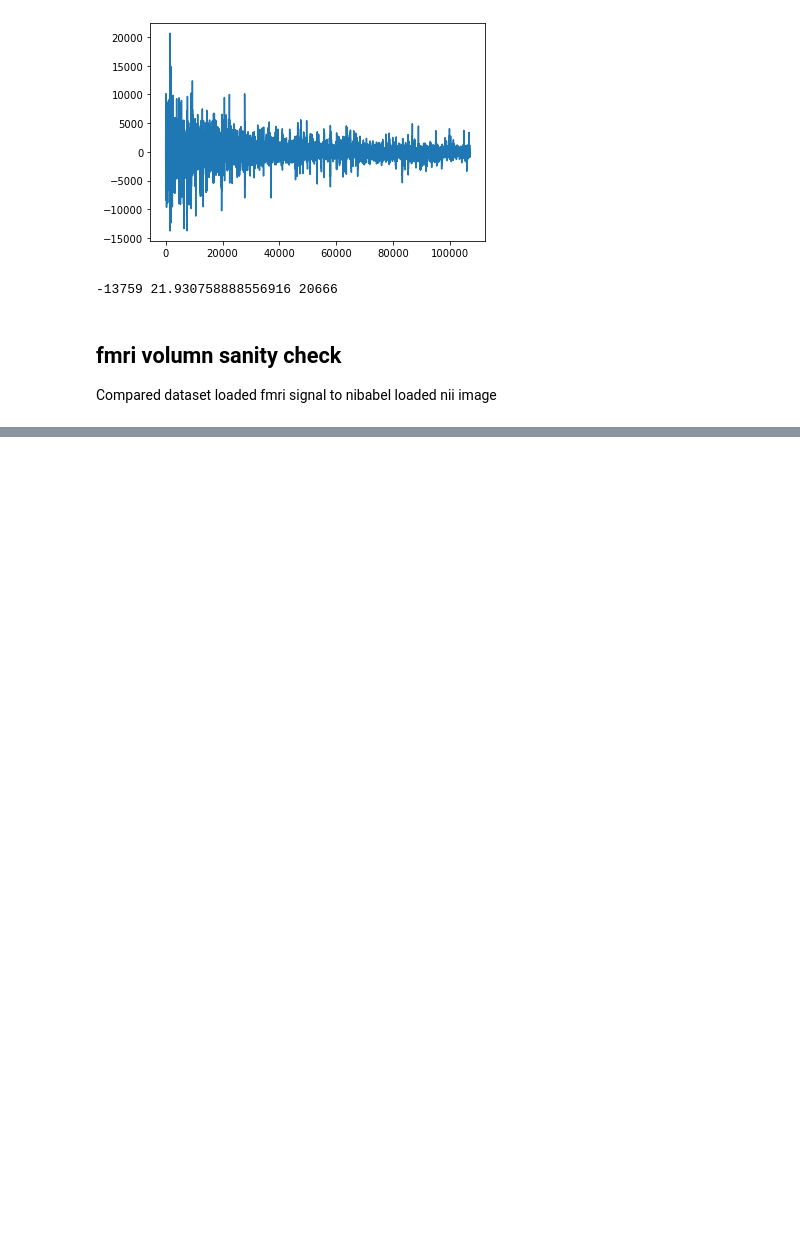
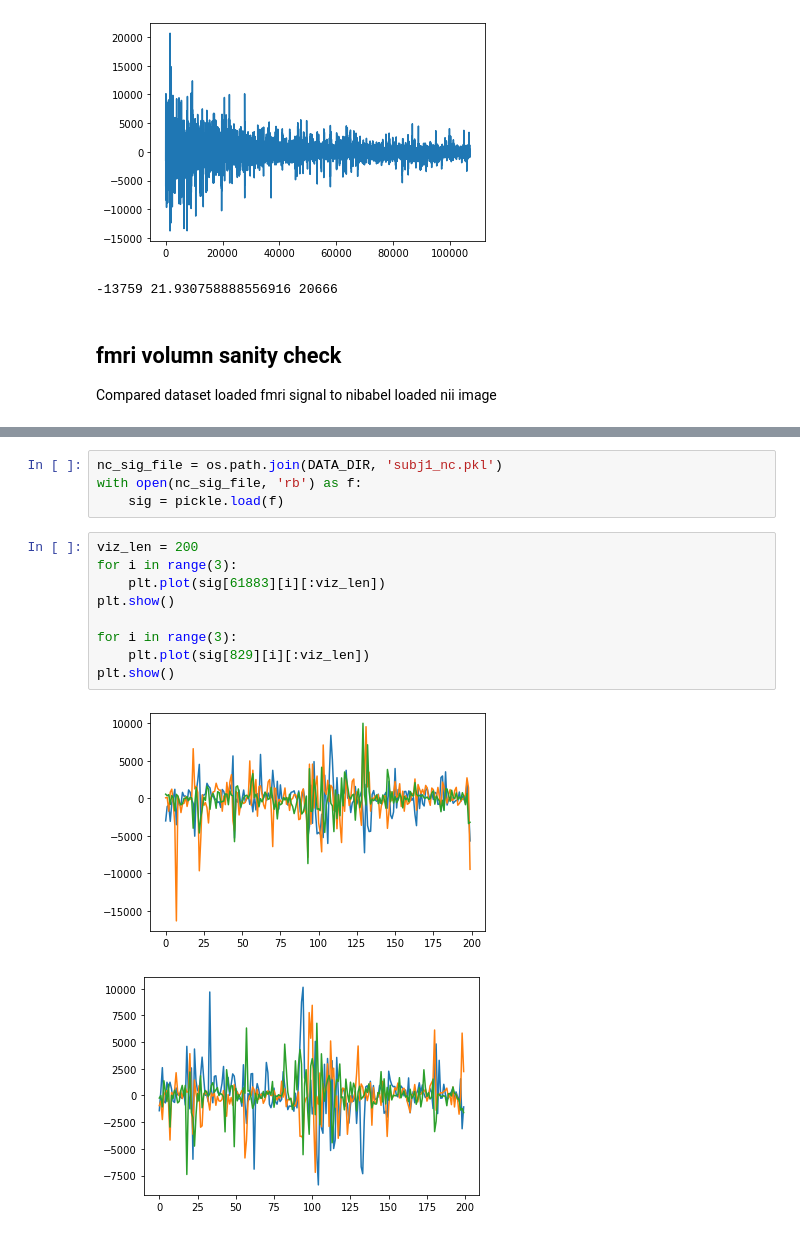
Before and after one commit to sklin93/nsd, a Jupyter notebook: NSD.ipynb, the cells around one changed output, grey strips where cells are left out. Saved outputs shown, nothing was run; the diff lists cells and outputs as text; blank space fills up the shorter version.

```diff
--- a/NSD.ipynb
+++ b/NSD.ipynb
@@ -263,0 +381,16 @@ True
+# %%
+nc_sig_file = os.path.join(DATA_DIR, 'subj1_nc.pkl')
+with open(nc_sig_file, 'rb') as f:
+    sig = pickle.load(f)
+# %%
+viz_len = 200
+for i in range(3):
+    plt.plot(sig[61883][i][:viz_len])
+plt.show()
+
+for i in range(3):
+    plt.plot(sig[829][i][:viz_len])
+plt.show()
+# %% [output]
+[figure, added]
+[figure, added]
```
Also changed, not shown: parts of 14 cells of this notebook.
